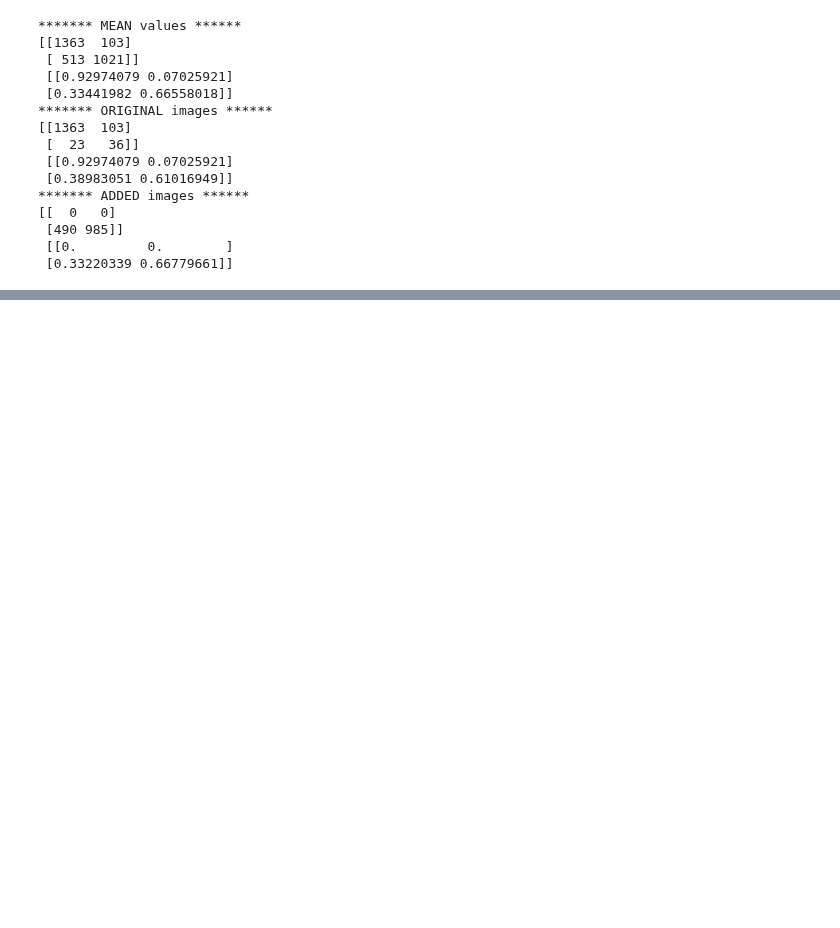
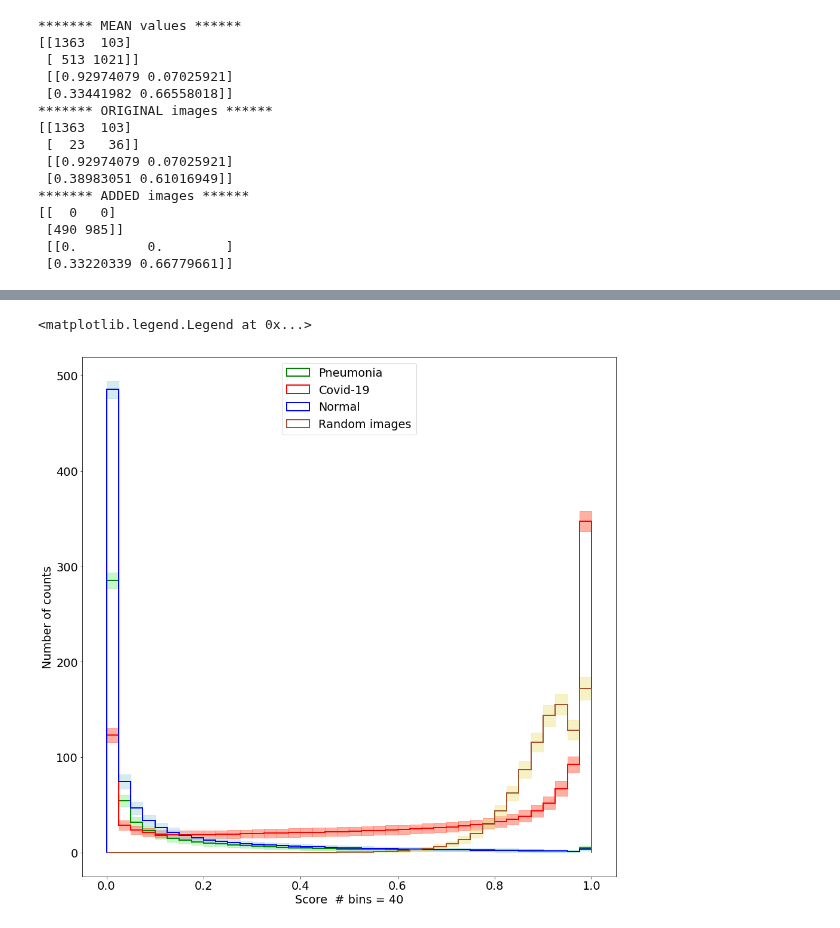
Before and after one commit to TsspGit/CodVid19_CIEMAT, a Jupyter notebook: Exploring_Uncertainty.ipynb, the cells around one changed output, grey strips where cells are left out. Drawn from its saved outputs; the diff is of its cells as text; code cells hidden in the pictures; blank space fills up the shorter version.

```diff
--- a/Exploring_Uncertainty.ipynb
+++ b/Exploring_Uncertainty.ipynb
@@ -253,0 +471,38 @@ mpl.rcParams['font.size'] = '16'
+# %%
+def hist_with_unce (hist_bins, counts, uncer_counts, color1, color2,lw=2, label = None, alpha = 0.5):
+    import matplotlib.pyplot as plt
+    """
+    hist_bins: array with the bin edges, (N+1)-array
+    counts: N-array with the value of each bin
+    uncer_counts: N-array with the uncertainty of each count.
+    color1: color to histogram
+    color2: color to uncertainty area
+    lw: lenght of histogram line
+    label:
+    alpha: transparency of the uner
+    """
+    plt.hist(hist_bins[:-1], hist_bins, weights = counts,histtype="step",color=color1,lw=lw,label =label)
+    for i in range(counts.shape[0]):
+        plt.fill_between(hist_bins[i:i+2], counts[i]-uncer_counts[i],counts[i]+uncer_counts[i], color=color2, alpha=0.5)
+# %%
+fig,ax = plt.subplots(nrows=1,ncols=1,figsize=(16,16))# 6,6
+#from codvidutils.utils import hist_with_unce
+plt.style.use('seaborn-deep')
+plt.ylabel('Number of counts')
+hist_with_unce(binsI,dic_counts_3I[2],dic_variance_3I[2],
+               color1='green', color2="lightgreen",lw=2,label ="Pneumonia")
+hist_with_unce(binsI,dic_counts_3I[1],dic_variance_3I[1],
+               color1='red', color2="tomato",lw=2,label ="Covid-19")
+hist_with_unce(binsI,dic_counts_3I[0],dic_variance_3I[0],
+               color1='blue', color2="lightblue",lw=2,label ="Normal")
+hist_with_unce(binsI,coun_rand, uncer_rand,
+               color1='sienna', color2="khaki",lw=2,label ="Random images")
+
+plt.xlabel("Score  # bins = 40")
+plt.ylabel("Number of counts")
+
+plt.legend(loc="upper center")
+#plt.savefig("hist_no_covid_julia_vs_inaki_60.eps")
+# %% [output]
+<matplotlib.legend.Legend at 0x...>
+[figure, added]
```
Also changed, not shown: parts of 47 cells of this notebook.
